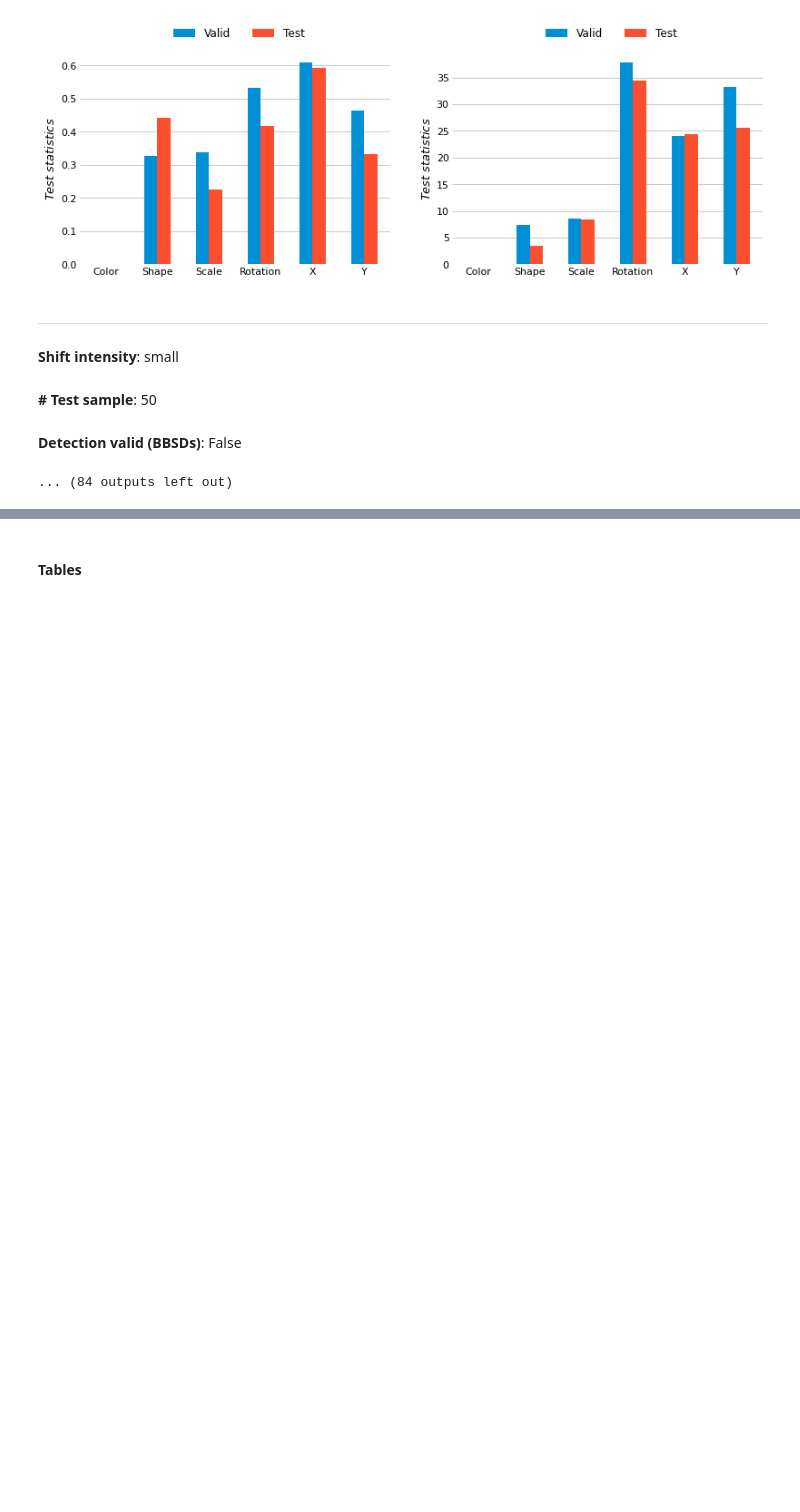
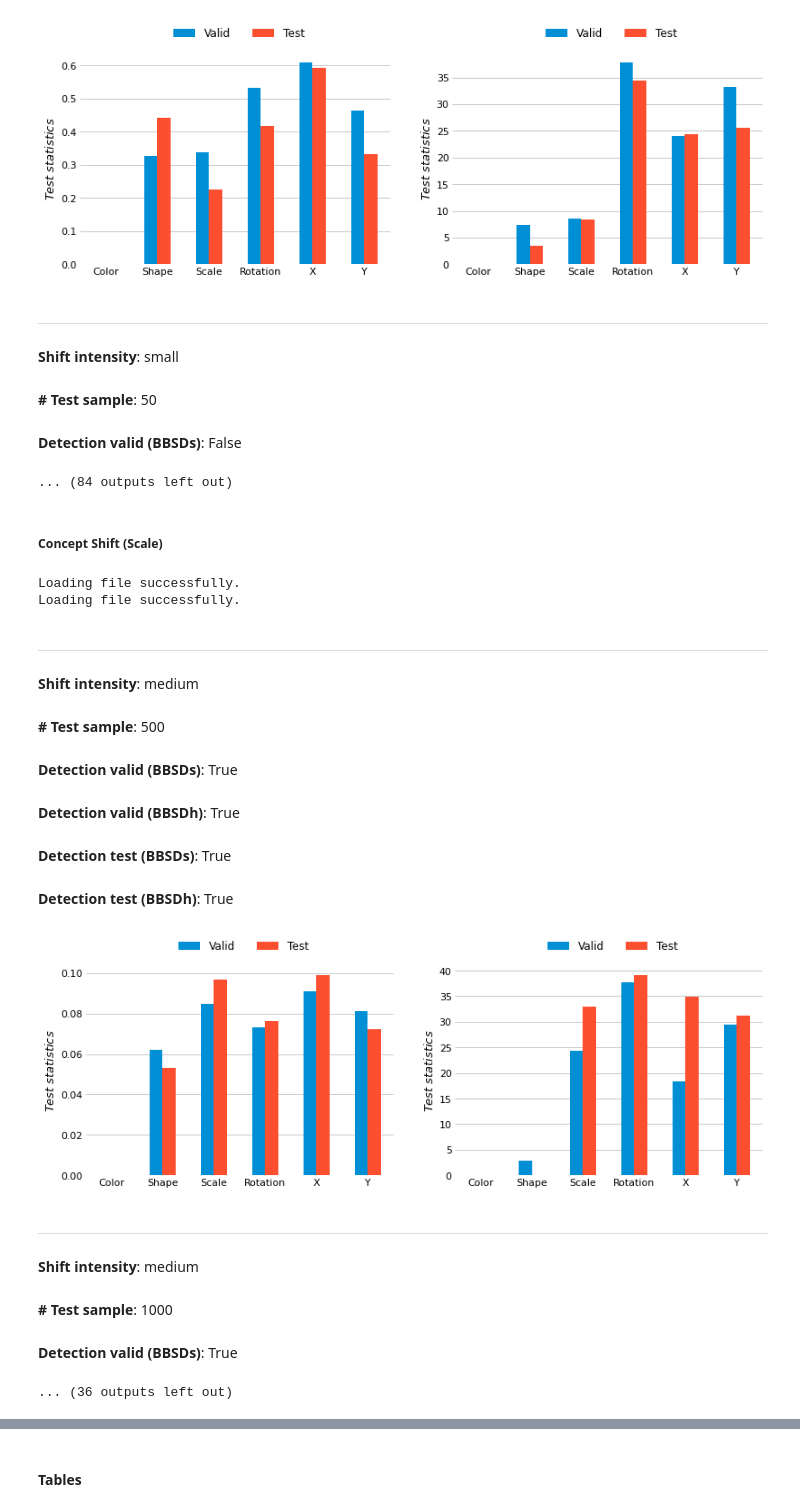
Before and after one commit to maleakhiw/explaining-dataset-shifts, a Jupyter notebook: notebooks/Label_Classifier_Results.ipynb, the cells around one changed output, grey strips where cells are left out. Saved outputs shown, nothing was run; the diff lists cells and outputs as text; code cells hidden in the pictures; blank space fills up the shorter version.

```diff
--- a/notebooks/Label_Classifier_Results.ipynb
+++ b/notebooks/Label_Classifier_Results.ipynb
@@ -115,3 +115,34 @@ barplot_test_statistics(dict_result_bbsds, dict_result_bbsdh,
 **# Test sample**: 50
 **Detection valid (BBSDs)**: False
 ... (84 outputs left out)
+# %% [markdown]
+##### Concept Shift (Scale)
+# %%
+shift_type = "concept_scale"
+dict_result_bbsds = load_dict_result(shift_type, "BBSDs_concepts")
+dict_result_bbsdh = load_dict_result(shift_type, "BBSDh_concepts")
+# %% [output]
+Loading file successfully.
+Loading file successfully.
+# %%
+## Consider "bigger" and most significant shifts
+shift_intensity_list = ["medium", "large"]
+shift_prop_list = [1.0] # does not matter in knockout
+test_sample_list = [500, 1000, 10000]
+barplot_test_statistics(dict_result_bbsds, dict_result_bbsdh,
+                        concept_names, shift_intensity_list,
+                        shift_prop_list, test_sample_list)
+# %% [output]
+---
+**Shift intensity**: medium
+**# Test sample**: 500
+**Detection valid (BBSDs)**: True
+**Detection valid (BBSDh)**: True
+**Detection test (BBSDs)**: True
+**Detection test (BBSDh)**: True
+[figure, added]
+---
+**Shift intensity**: medium
+**# Test sample**: 1000
+**Detection valid (BBSDs)**: True
+... (36 outputs left out)
```
Also changed, not shown: parts of 21 cells of this notebook, 1 other file.
